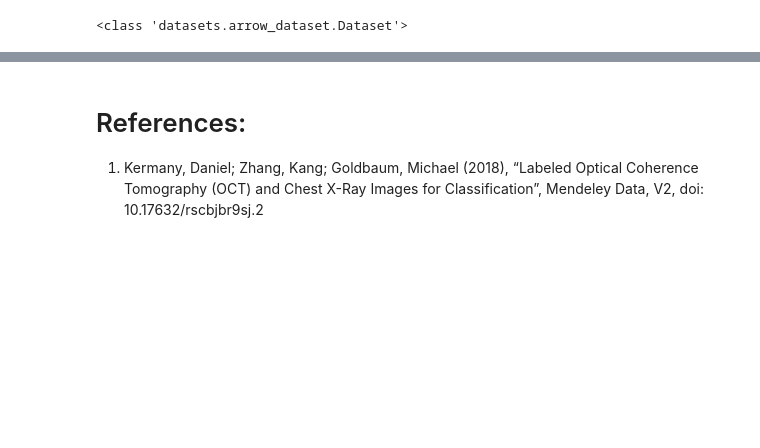
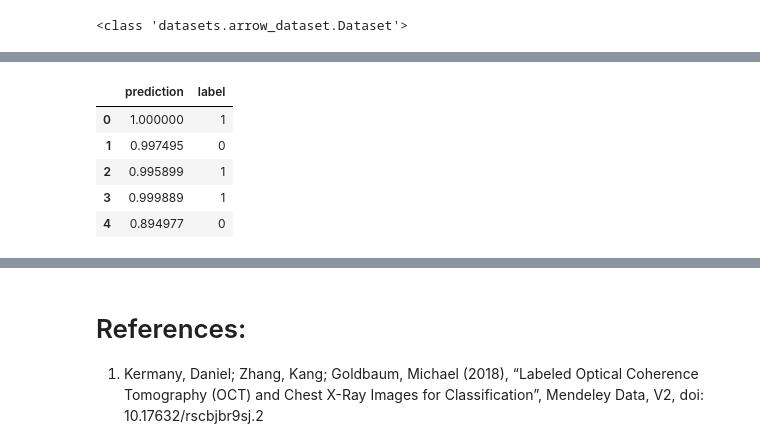
Before and after one commit to Sonlowami/HAI-DEF-Learn, a Jupyter notebook: train_elixr_b.ipynb, the cells around one changed output, grey strips where cells are left out. Saved outputs shown, nothing was run; the diff lists cells and outputs as text; code cells hidden in the pictures; blank space fills up the shorter version.

```diff
--- a/train_elixr_b.ipynb
+++ b/train_elixr_b.ipynb
@@ -285,0 +428,27 @@ def generate_embeddings(img: Image):
+# %%
+import os
+TOKEN_NUM = train_embeddings.shape[1]
+EMBEDDINGS_SIZE = train_embeddings.shape[2]
+training_dataset = create_tf_dataset_from_embeddings(train_embeddings, train_labels)
+validation_dataset = create_tf_dataset_from_embeddings(val_embeddings, val_labels)
+
+model = create_model(heads=['Pneumonia'],
+                     token_num=TOKEN_NUM,
+                     embeddings_size=EMBEDDINGS_SIZE)
+
+checkpoint_path = '/content/cxr-foundation/models/checkpoint/'
+os.makedirs(checkpoint_path, exist_ok=True)
+checkpoint_callback = tf.keras.callbacks.ModelCheckpoint(
+    filepath=f'{checkpoint_path}/model.weights.h5',
+    save_weights_only=True,
+    monitor='val_loss',
+    mode='min',
+    save_best_only=True)
+
+
+model.fit(
+    x=training_dataset.batch(512).prefetch(tf.data.AUTOTUNE).cache(),
+    validation_data=validation_dataset.batch(32).cache(),
+    epochs=200,
+    callbacks=[checkpoint_callback]
+)
@@ -285,0 +474,14 @@ def generate_embeddings(img: Image):
+# %%
+rows = []
+for embedding, label in training_dataset.batch(1):
+  row = {'prediction': model(embedding).numpy().flatten()[0], 'label': label.numpy()[0]}
+  rows.append(row)
+df_eval = pd.DataFrame(rows)
+df_eval.head()
+# %% [output]
+|  | prediction | label |
+| 0 | 1.000000 | 1 |
+| 1 | 0.997495 | 0 |
+| 2 | 0.995899 | 1 |
+| 3 | 0.999889 | 1 |
+| 4 | 0.894977 | 0 |
```
Also changed, not shown: parts of 32 cells of this notebook.
